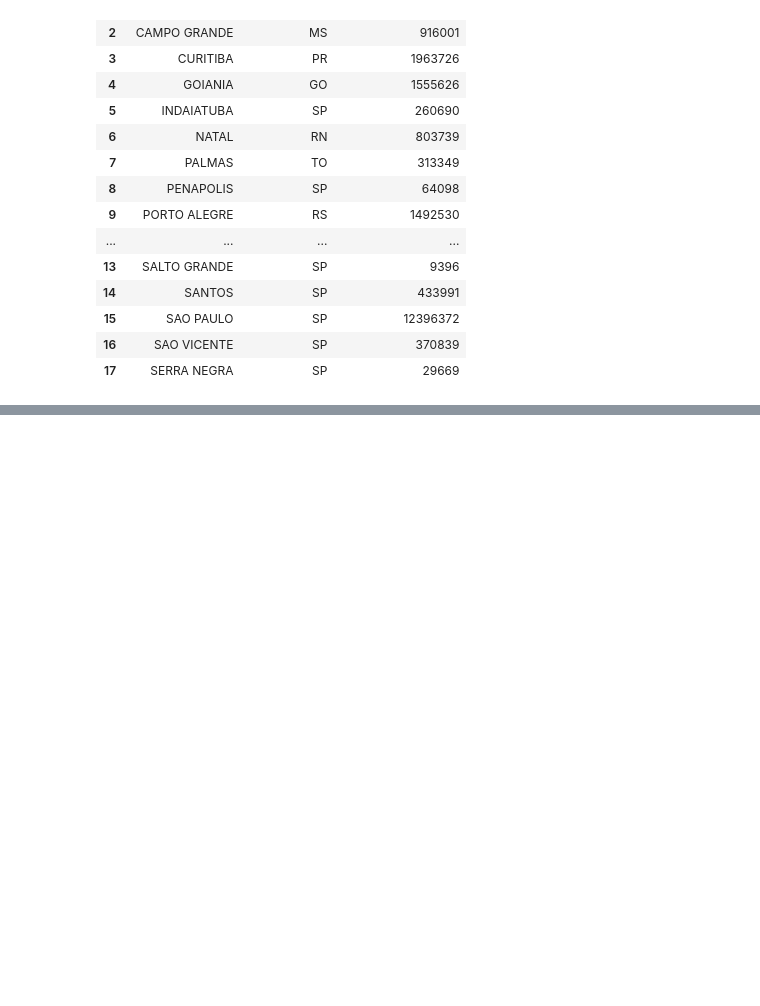
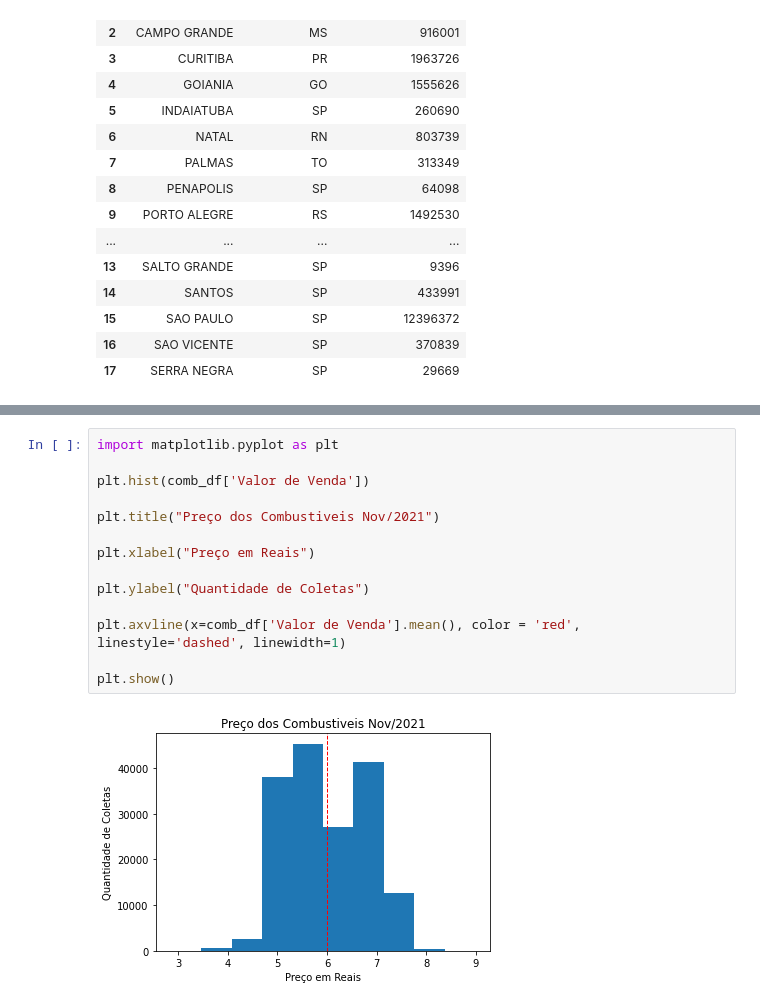
Before and after one commit to Plee47/PythonPandasProj, a Jupyter notebook: Exemplo2.ipynb, the cells around one changed output, grey strips where cells are left out. Saved outputs shown, nothing was run; the diff lists cells and outputs as text; blank space fills up the shorter version.

```diff
--- a/Exemplo2.ipynb
+++ b/Exemplo2.ipynb
@@ -74,0 +190,16 @@ comb_df.merge()
+# %%
+import matplotlib.pyplot as plt
+
+plt.hist(comb_df['Valor de Venda'])
+
+plt.title("Preço dos Combustiveis Nov/2021")
+
+plt.xlabel("Preço em Reais")
+
+plt.ylabel("Quantidade de Coletas")
+
+plt.axvline(x=comb_df['Valor de Venda'].mean(), color = 'red', linestyle='dashed', linewidth=1)
+
+plt.show()
+# %% [output]
+[figure, added]
```
Also changed, not shown: parts of 20 cells of this notebook.
